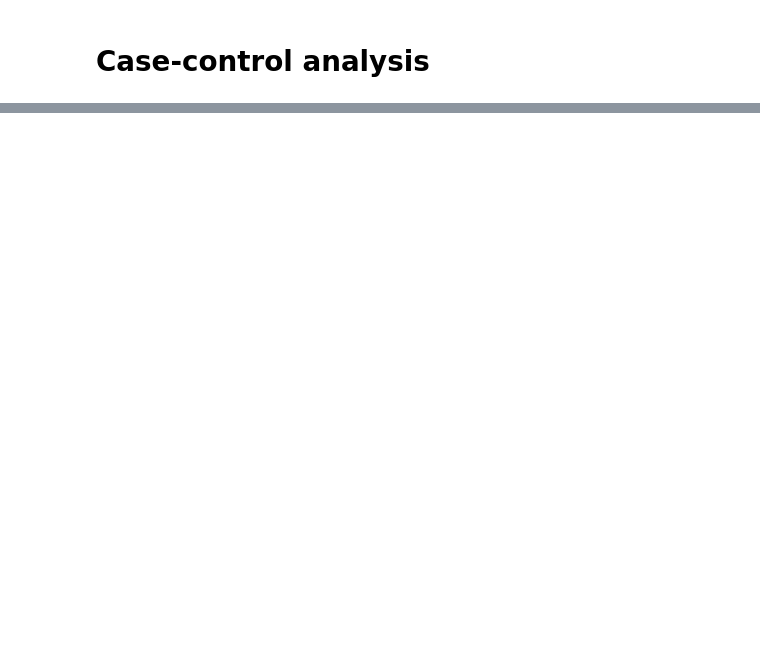
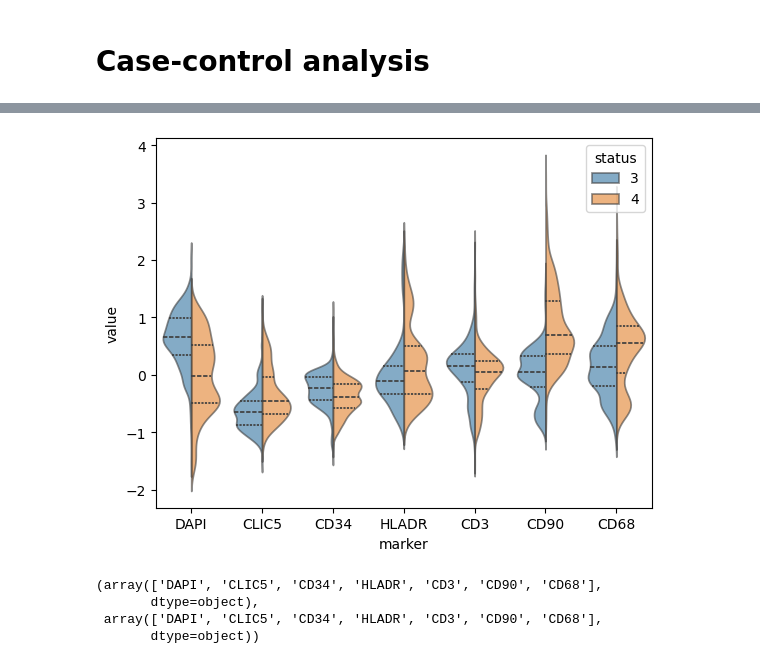
Before and after one commit to yakirr/vimapaper, a Jupyter notebook: RA/RA.3.makefigs.ipynb, the cells around one changed output, grey strips where cells are left out. Saved outputs shown, nothing was run; the diff lists cells and outputs as text; code cells hidden in the pictures; blank space fills up the shorter version.

```diff
--- a/RA/RA.3.makefigs.ipynb
+++ b/RA/RA.3.makefigs.ipynb
@@ -525,0 +516,17 @@ plt.show()
+# %%
+from importlib import reload; reload(vv)
+mavg.index = d.obs.index
+pos = d.obs.neg_leiden == '0'
+neg = d.obs.neg_leiden == '1'
+vv.diff_markers(mavg,
+                    d.obs[pos].index, d.obs[neg].index, mavg.columns, sort=False,
+                    labels=['3','4'], nmarkers=len(mavg.columns),
+                    split=True, inner='quart', density_norm='count', alpha=0.6,
+                    ax=plt.gca(), show=True,
+                    )
+# %% [output]
+[figure, added]
+(array(['DAPI', 'CLIC5', 'CD34', 'HLADR', 'CD3', 'CD90', 'CD68'],
+       dtype=object),
+ array(['DAPI', 'CLIC5', 'CD34', 'HLADR', 'CD3', 'CD90', 'CD68'],
+       dtype=object))
```
Also changed, not shown: parts of 9 cells of this notebook, 6 other files.
